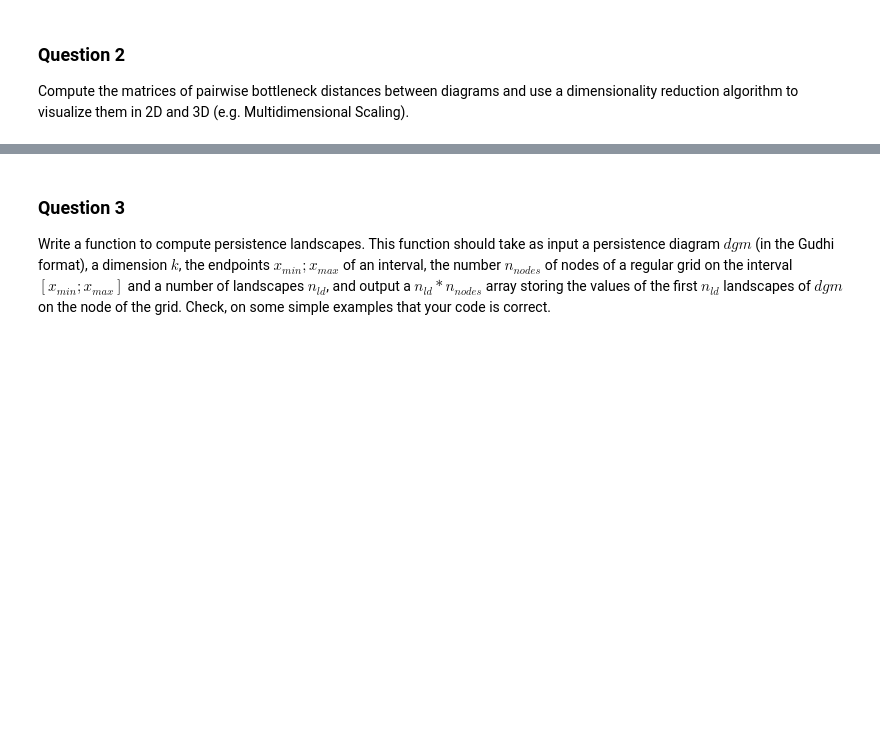
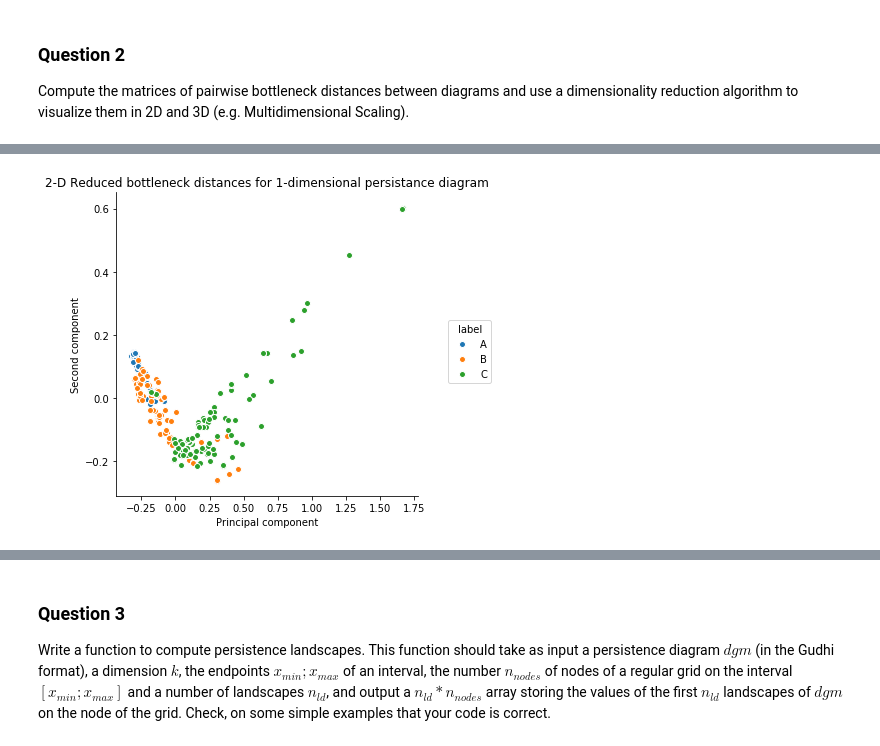
Before and after one commit to sidou10/gmda-pedestrian-recognition, a Jupyter notebook: pedestrian_recognition.ipynb, the cells around one changed output, grey strips where cells are left out. Cells and saved outputs as stored; diff of their text form; code cells hidden in the pictures; blank space fills up the shorter version.

```diff
--- a/pedestrian_recognition.ipynb
+++ b/pedestrian_recognition.ipynb
@@ -139 +208,5 @@ reduce_and_visualize(pairwise_btnck_dist_dim0, 0, n_components=2)
+# %%
+reduce_and_visualize(pairwise_btnck_dist_dim1, labels, 1, n_components=2)
+# %% [output]
+[figure, added]
 # %%
```
Also changed, not shown: parts of 40 cells of this notebook, 1 other file.
